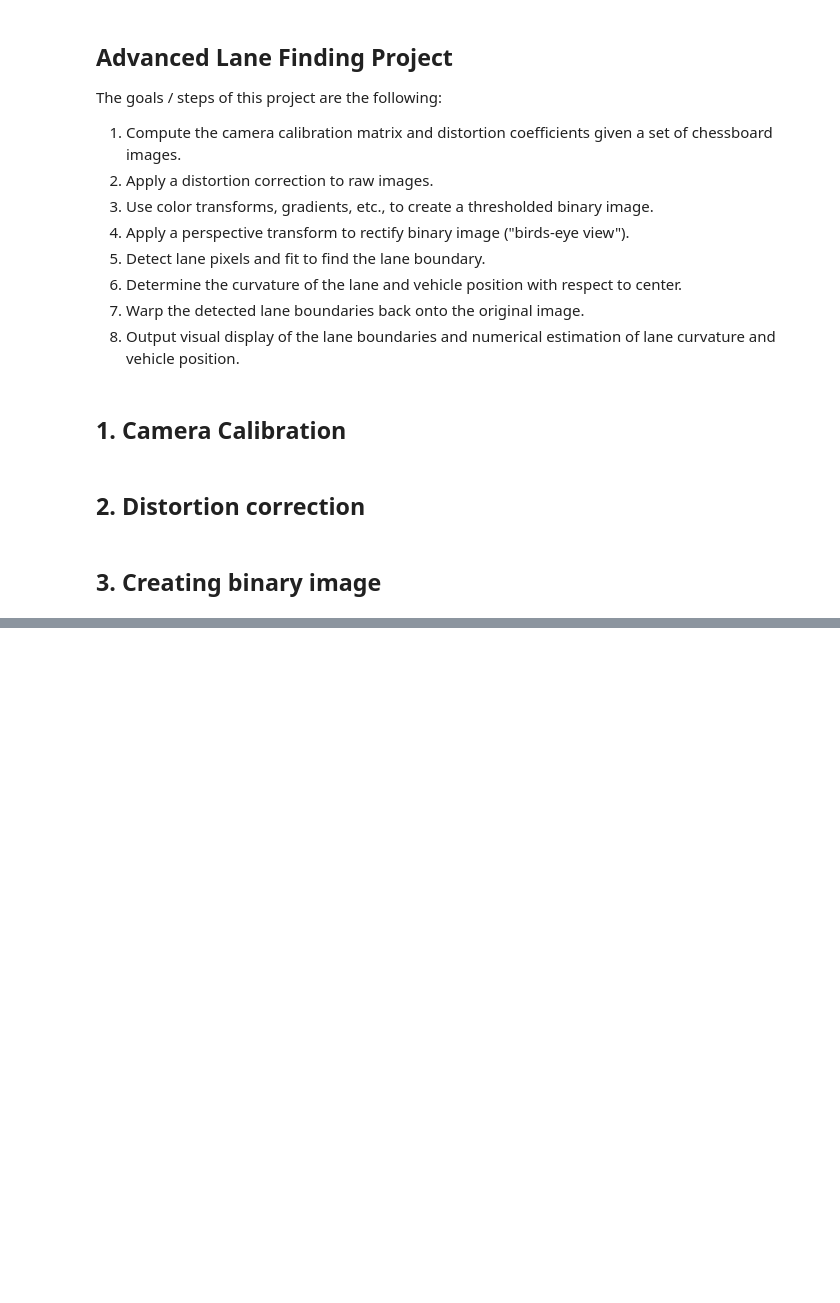
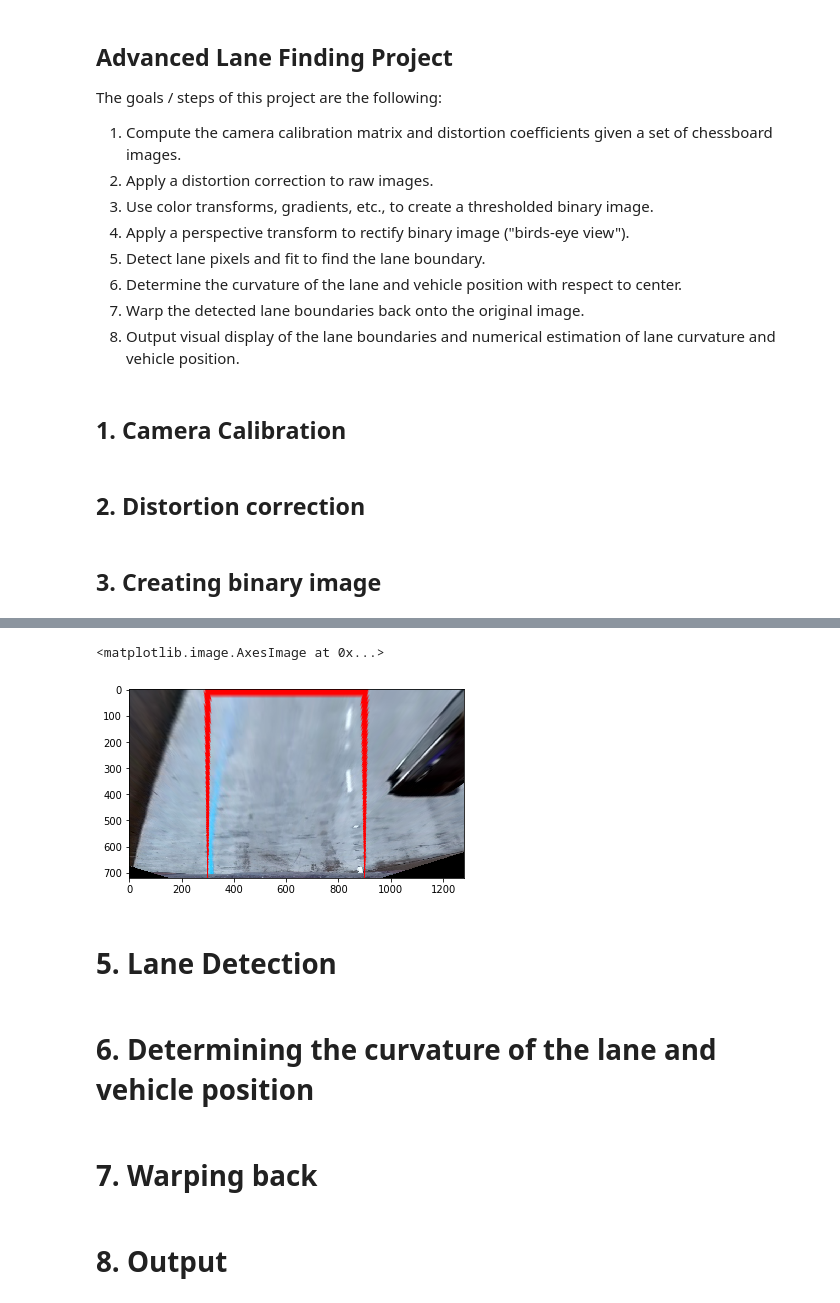
Before and after one commit to DataShrimp/CarND-Advanced-Lane-Lines, a Jupyter notebook: solution.ipynb, the cells around one changed output, grey strips where cells are left out. Saved outputs shown, nothing was run; the diff lists cells and outputs as text; code cells hidden in the pictures; blank space fills up the shorter version.

```diff
--- a/solution.ipynb
+++ b/solution.ipynb
@@ -113,0 +144,17 @@ plt.imshow(gradx, cmap='gray')
+# %%
+dst = [(300,720),(300,0),(900,0),(900,720)]
+img_size = (img.shape[1], img.shape[0])
+M = cv2.getPerspectiveTransform(np.float32(vertices), np.float32(dst))
+warped = cv2.warpPerspective(img, M, img_size, cv2.INTER_LINEAR)
+plt.imshow(warped)
+# %% [output]
+<matplotlib.image.AxesImage at 0x...>
+[figure, added]
+# %% [markdown]
+# 5. Lane Detection
+# %% [markdown]
+# 6. Determining the curvature of the lane and vehicle position
+# %% [markdown]
+# 7. Warping back
+# %% [markdown]
+# 8. Output
```
Also changed, not shown: parts of 4 cells of this notebook.
